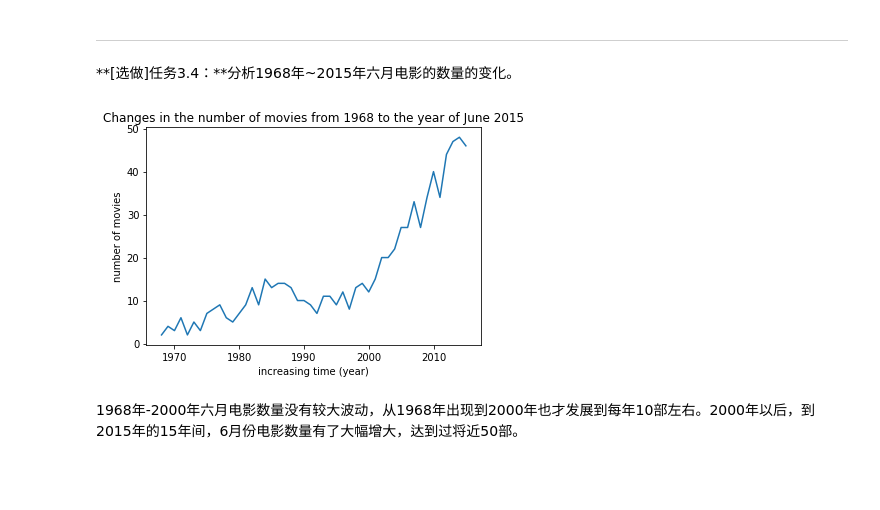
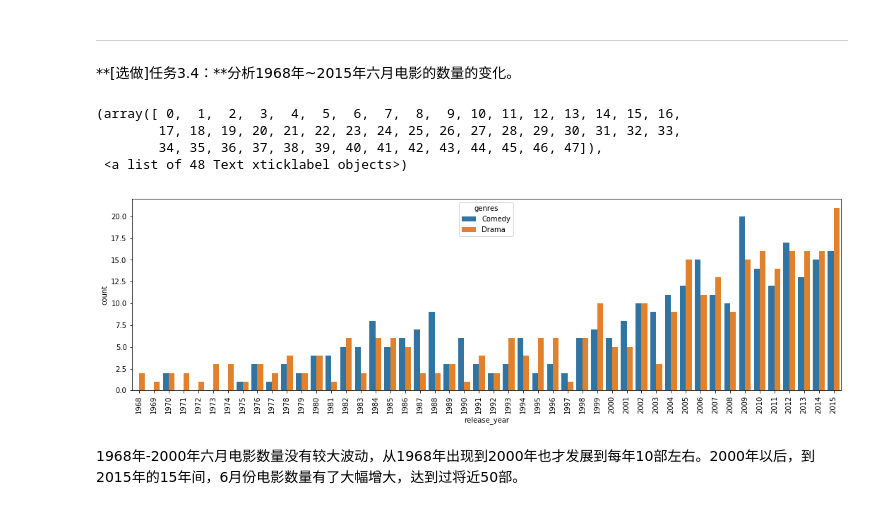
Before and after one commit to TaoZhiMLND/uda_project, a Jupyter notebook: explore_movie_dataset/Explore Movie Dataset.ipynb, the cells around one changed output. Drawn from its saved outputs; the diff is of its cells as text; code cells hidden in the pictures; blank space fills up the shorter version.

```diff
--- a/explore_movie_dataset/Explore Movie Dataset.ipynb
+++ b/explore_movie_dataset/Explore Movie Dataset.ipynb
@@ -282,25 +306,28 @@ sb.barplot(data=sorted_movies, y="director", x="revenue_adj", hue='movie_rank');
 ---
 
 **[选做]任务3.4：**分析1968年~2015年六月电影的数量的变化。
-# %%
-import datetime
-def get_release_month(row):
-    release_date = row['release_date']
-    return datetime.datetime.strptime(release_date, '%m/%d/%y').month
-
-movie_data['release_month'] = movie_data.apply(get_release_month , axis = 1)
-result = movie_data[(movie_data['release_year'] >= 1968) & (movie_data['release_year'] <= 2015)
-           &  (movie_data['release_month'] == 6) ]
-items = {'movie_number' : result.groupby(['release_year']).original_title.agg('count')}
-data = pd.DataFrame(items)
-
-plt.plot(data['movie_number']);
-plt.title('Changes in the number of movies from 1968 to the year of June 2015')
-plt.xlabel('increasing time (year)')
-plt.ylabel('number of movies')
-plt.show()
-# %% [output]
-[figure, removed]
+# %%
+df_genres = movie_data.drop('genres', axis=1).join(movie_data['genres'].str.split('|', expand=True).stack().reset_index(level=1, drop=True).rename('genres'))
+
+# 筛选条件1 年份
+sel_year = df_genres['release_year'].between(1968, 2015)
+
+# 筛选条件2 六月
+sel_June = pd.to_datetime(df_genres['release_date']).dt.month == 6
+
+# 筛选条件3 类型
+sel_genre = df_genres['genres'].isin(['Drama', 'Comedy'])
+
+# 筛选数据并作图(参考逻辑读取部分)
+plt.figure(figsize=[18, 5])
+sb.countplot(data=df_genres[sel_year&sel_June&sel_genre], x='release_year', hue='genres')
+plt.xticks(rotation=90)
+# %% [output]
+(array([ 0,  1,  2,  3,  4,  5,  6,  7,  8,  9, 10, 11, 12, 13, 14, 15, 16,
+        17, 18, 19, 20, 21, 22, 23, 24, 25, 26, 27, 28, 29, 30, 31, 32, 33,
+        34, 35, 36, 37, 38, 39, 40, 41, 42, 43, 44, 45, 46, 47]),
+ <a list of 48 Text xticklabel objects>)
+[figure, added]
 # %% [markdown]
 1968年-2000年六月电影数量没有较大波动，从1968年出现到2000年也才发展到每年10部左右。2000年以后，到2015年的15年间，6月份电影数量有了大幅增大，达到过将近50部。
 # %% [markdown]
```
Also changed, not shown: parts of 5 cells of this notebook, 1 other file.
